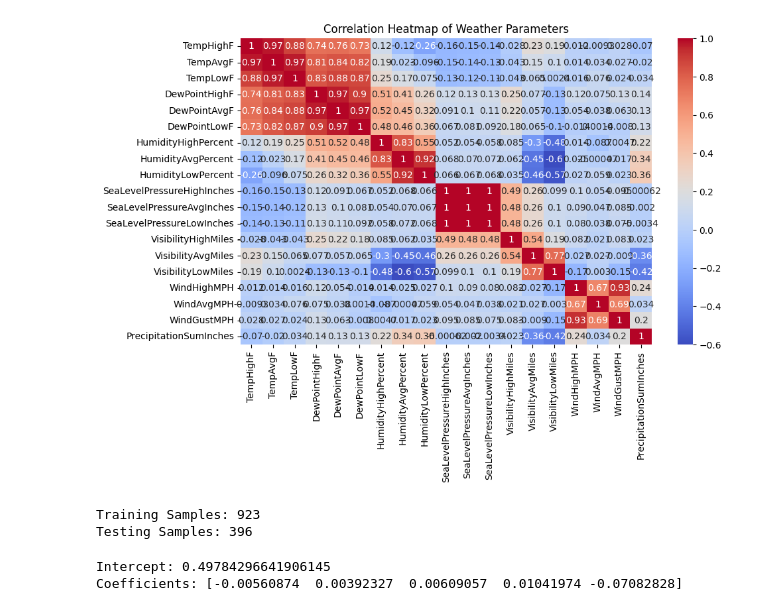
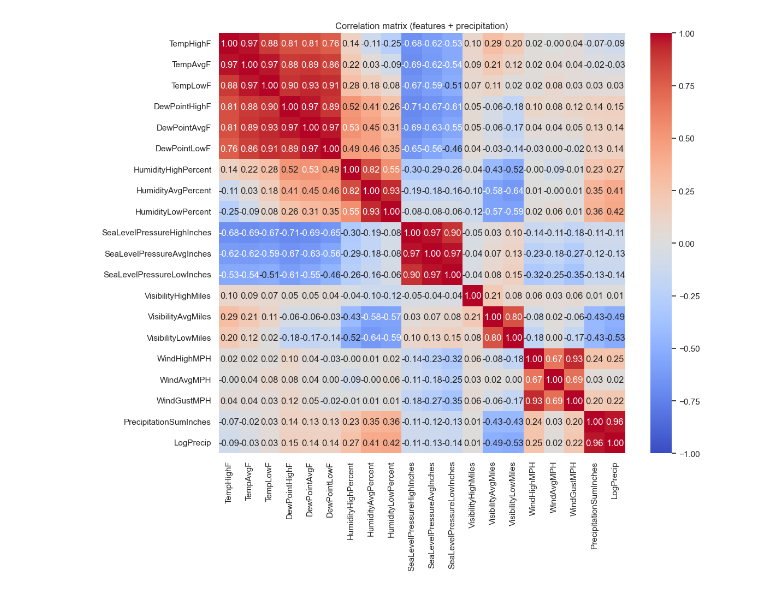
Before and after one commit to shripawar334/Assignments, a Jupyter notebook: assignment-6.ipynb, the cells around one changed output. Cells and saved outputs as stored; diff of their text form; code cells hidden in the pictures.

```diff
--- a/assignment-6.ipynb
+++ b/assignment-6.ipynb
@@ -65,0 +69,8 @@ dtype: int64
+# %%
+# Cell 4 — Clean obvious text symbols:
+# Replace 'T' (trace rainfall) with 0.01 and '-' with NaN across the dataframe.
+df = df.replace({'T': 0.01, ' t': 0.01, 'T ': 0.01, '-': np.nan, ' ': np.nan})
+
+# Also strip strings for safety (only on object columns)
+for c in df.select_dtypes(include='object').columns:
+    df[c] = df[c].astype(str).str.strip()
@@ -65,0 +186,8 @@ dtype: int64
+# %%
+# Cell 8 — Create log-transformed target (optional, often helps linear regression)
+df['LogPrecip'] = np.log1p(df['PrecipitationSumInches'])  # log(1 + x)
+
+plt.figure(figsize=(8,4))
+sns.histplot(df['LogPrecip'], bins=50)
+plt.title('Distribution of log(1 + Precipitation)')
+plt.show()
@@ -65,0 +196,16 @@ dtype: int64
+# %%
+# Cell 9 — Feature selection: define X and y
+features = [
+    'TempHighF','TempAvgF','TempLowF',
+    'DewPointHighF','DewPointAvgF','DewPointLowF',
+    'HumidityHighPercent','HumidityAvgPercent','HumidityLowPercent',
+    'SeaLevelPressureHighInches','SeaLevelPressureAvgInches','SeaLevelPressureLowInches',
+    'VisibilityHighMiles','VisibilityAvgMiles','VisibilityLowMiles',
+    'WindHighMPH','WindAvgMPH','WindGustMPH'
+]
+# keep only features that exist in df
+features = [f for f in features if f in df.columns]
+
+X = df[features].copy()
+y = df['PrecipitationSumInches'].copy()     # original target
+y_log = df['LogPrecip'].copy()               # log target (optional)
@@ -66,10 +303,8 @@ dtype: int64
 # %%
-# Display summary statistics
-display(data.describe())
-
-# Plot correlation matrix
-plt.figure(figsize=(10,6))
-sns.heatmap(data.corr(), annot=True, cmap='coolwarm')
-plt.title("Correlation Heatmap of Weather Parameters")
+# Cell 16 — Correlation heatmap (features + precipitation)
+corr_cols = features + ['PrecipitationSumInches','LogPrecip']
+plt.figure(figsize=(12,10))
+sns.heatmap(df[corr_cols].corr(), annot=True, fmt='.2f', cmap='coolwarm', vmin=-1, vmax=1)
+plt.title('Correlation matrix (features + precipitation)')
 plt.show()
 # %% [output]
@@ -85 +311 @@ plt.show()
-[figure, old version]
+[figure, new version]
@@ -92,20 +311,0 @@ Y = data['PrecipitationSumInches']
-# %%
-# Split dataset into 70% training and 30% testing data
-X_train, X_test, Y_train, Y_test = train_test_split(X, Y, test_size=0.3, random_state=42)
-
-print("Training Samples:", X_train.shape[0])
-print("Testing Samples:", X_test.shape[0])
-# %% [output]
-Training Samples: 923
-Testing Samples: 396
-# %%
-# Create and train the model
-model = LinearRegression()
-model.fit(X_train, Y_train)
-
-# Display model coefficients
-print("Intercept:", model.intercept_)
-print("Coefficients:", model.coef_)
-# %% [output]
-Intercept: 0.49784296641906145
-Coefficients: [-0.00560874  0.00392327  0.00609057  0.01041974 -0.07082828]
```
Also changed, not shown: parts of 25 cells of this notebook, 1 other file.
